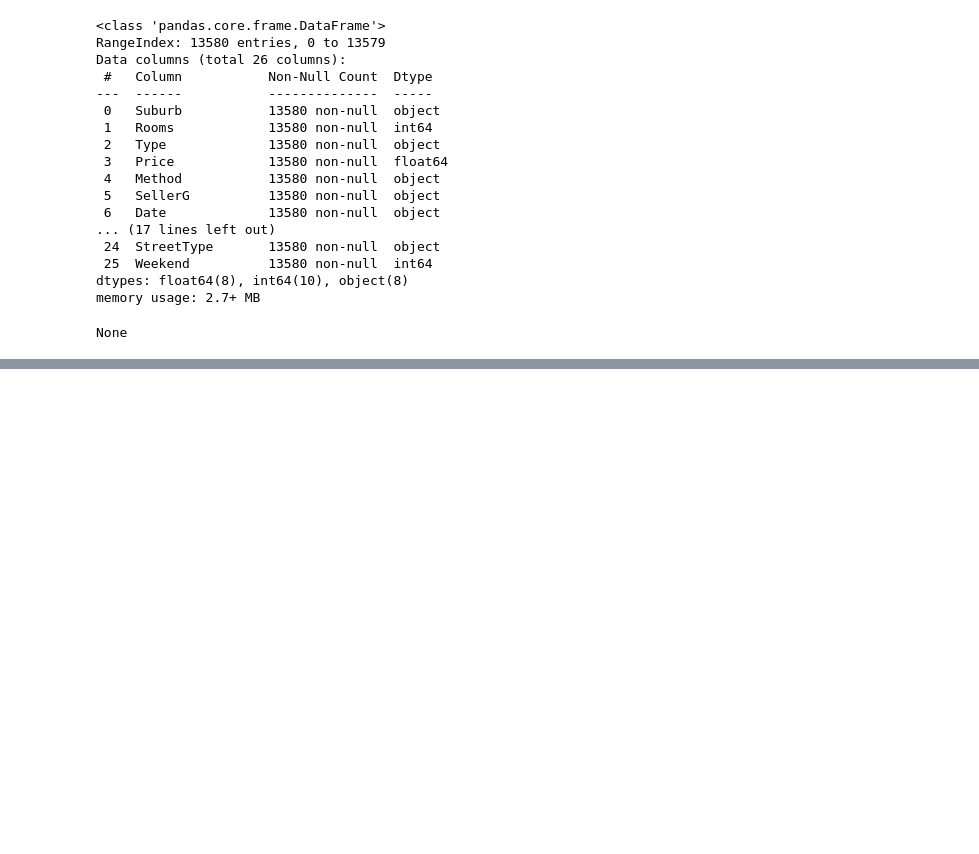
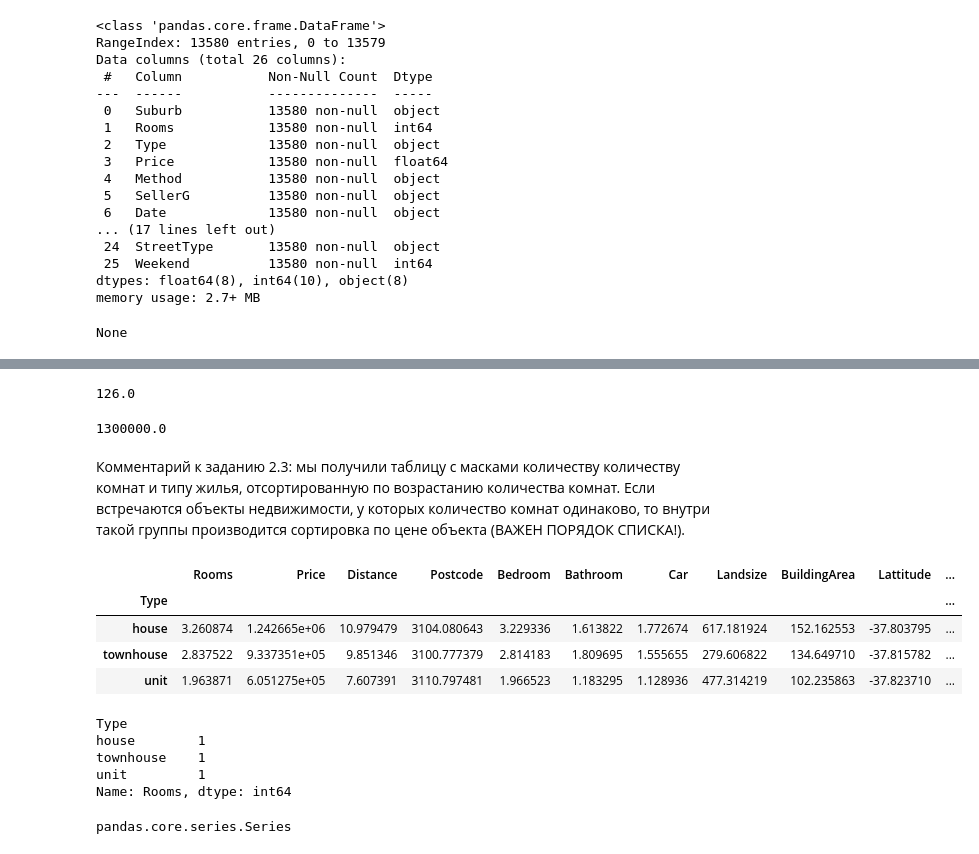
Before and after one commit to MaximZhambalov/SF_Tasks, a Jupyter notebook: PYTHON12-PANDAS-ADV/test-notes-PY12.ipynb, the cells around one changed output, grey strips where cells are left out. Drawn from its saved outputs; the diff is of its cells as text; code cells hidden in the pictures; blank space fills up the shorter version.

Commit message:
Pandas12-complete-25-01-2023

```diff
--- a/PYTHON12-PANDAS-ADV/test-notes-PY12.ipynb
+++ b/PYTHON12-PANDAS-ADV/test-notes-PY12.ipynb
@@ -26,0 +129,37 @@ None
+# %%
+# Задание 2.2
+
+melb_df.sort_values(by='AreaRatio', ascending=False, ignore_index=True).loc[1558, 'BuildingArea']
+# %% [output]
+126.0
+# %%
+# Задание 2.3
+
+mask1 = melb_df['Type'] == 'townhouse'
+mask2 = melb_df['Rooms'] > 2
+
+melb_df[mask1 & mask2].sort_values(by=['Rooms', 'MeanRoomsSquare'], ascending=[True, False], ignore_index=True).loc[18,'Price']
+# %% [output]
+1300000.0
+# %% [markdown]
+Комментарий к заданию 2.3: мы получили таблицу с масками количеству количеству комнат и типу жилья, отсортированную по возрастанию количества комнат. Если встречаются объекты недвижимости, у которых количество комнат одинаково, то внутри такой группы производится сортировка по цене объекта (ВАЖЕН ПОРЯДОК СПИСКА!).
+# %%
+melb_df.groupby(by='Type').mean()
+# %% [output]
+|  | Rooms | Price | Distance | Postcode | Bedroom | Bathroom | Car | Landsize | BuildingArea | Lattitude | ... |
+| Type |  |  |  |  |  |  |  |  |  |  | ... |
+| house | 3.260874 | 1.242665e+06 | 10.979479 | 3104.080643 | 3.229336 | 1.613822 | 1.772674 | 617.181924 | 152.162553 | -37.803795 | ... |
+| townhouse | 2.837522 | 9.337351e+05 | 9.851346 | 3100.777379 | 2.814183 | 1.809695 | 1.555655 | 279.606822 | 134.649710 | -37.815782 | ... |
+| unit | 1.963871 | 6.051275e+05 | 7.607391 | 3110.797481 | 1.966523 | 1.183295 | 1.128936 | 477.314219 | 102.235863 | -37.823710 | ... |
+# %%
+melb_df.groupby('Type')['Rooms'].min()
+# %% [output]
+Type
+house        1
+townhouse    1
+unit         1
+Name: Rooms, dtype: int64
+# %%
+type(melb_df.groupby('Type')['Rooms'].min())
+# %% [output]
+pandas.core.series.Series
```
Also changed, not shown: parts of 49 cells of this notebook, 11 other files.
